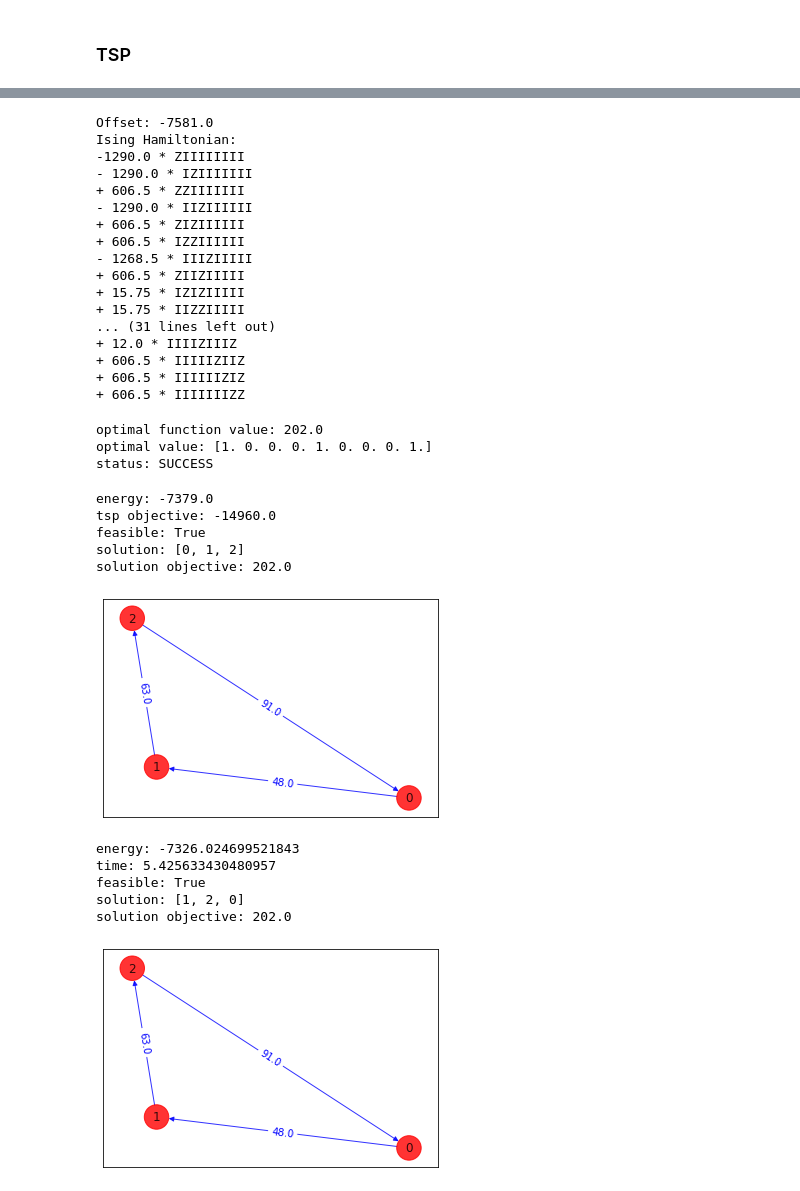
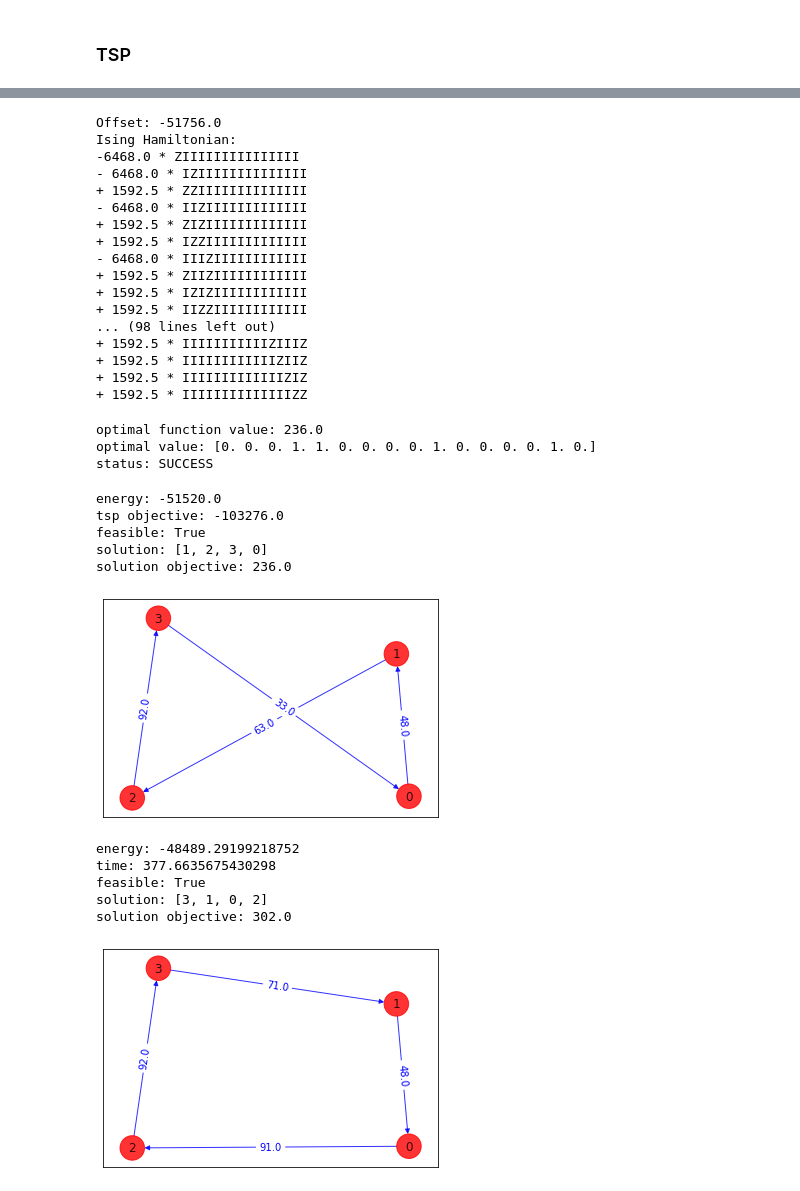
Before and after one commit to SchrodingersSangru/for_jabroyd, a Jupyter notebook: Currency-arbitrage.ipynb, the cells around one changed output, grey strips where cells are left out. Cells and saved outputs as stored; diff of their text form; code cells hidden in the pictures.

```diff
--- a/Currency-arbitrage.ipynb
+++ b/Currency-arbitrage.ipynb
@@ -20,12 +20,12 @@ from qiskit_optimization.problems import QuadraticProgram
 ## Currency can be considered as a city, and value can be considered as a distance between cities.
 ## Hence, we can maximize the traversal of currencies, to ge the maximum profit out of transactions.
 # %%
-n = 4  # Number of nodes in graph
+n = 4
 G = nx.Graph()
 G.add_nodes_from(np.arange(0, n, 1))
-elist = [(0, 1, 1.0), (0, 2, 1.0), (0, 3, 1.0), (1, 2, 1.0), (2, 3, 1.0)]
+# elist = [(0, 1, 1.0), (0, 2, 1.0), (0, 3, 1.0), (1, 2, 1.0), (2, 3, 1.0)]
 # tuple is (i,j,weight) where (i,j) is the edge
-G.add_weighted_edges_from(elist)
+# G.add_weighted_edges_from(elist)
 
 colors = ["r" for node in G.nodes()]
 pos = nx.spring_layout(G)
@@ -58,7 +47,7 @@ status: SUCCESS
 # %% [markdown]
 ### TSP
 # %%
-n = 3
+n = n
 num_qubits = n**2
 tsp = Tsp.create_random_instance(n, seed=123)
 adj_matrix = nx.to_numpy_matrix(tsp.graph)
@@ -158,29 +148,29 @@ print("Offset:", offset)
 print("Ising Hamiltonian:")
 print(str(qubitOp))
 # %% [output]
-Offset: -7581.0
+Offset: -51756.0
 Ising Hamiltonian:
--1290.0 * ZIIIIIIII
-- 1290.0 * IZIIIIIII
-+ 606.5 * ZZIIIIIII
-- 1290.0 * IIZIIIIII
-+ 606.5 * ZIZIIIIII
-+ 606.5 * IZZIIIIII
-- 1268.5 * IIIZIIIII
-+ 606.5 * ZIIZIIIII
-+ 15.75 * IZIZIIIII
-+ 15.75 * IIZZIIIII
-... (31 lines left out)
-+ 12.0 * IIIIZIIIZ
-+ 606.5 * IIIIIZIIZ
-+ 606.5 * IIIIIIZIZ
-+ 606.5 * IIIIIIIZZ
+-6468.0 * ZIIIIIIIIIIIIIII
+- 6468.0 * IZIIIIIIIIIIIIII
++ 1592.5 * ZZIIIIIIIIIIIIII
+- 6468.0 * IIZIIIIIIIIIIIII
++ 1592.5 * ZIZIIIIIIIIIIIII
++ 1592.5 * IZZIIIIIIIIIIIII
+- 6468.0 * IIIZIIIIIIIIIIII
++ 1592.5 * ZIIZIIIIIIIIIIII
++ 1592.5 * IZIZIIIIIIIIIIII
++ 1592.5 * IIZZIIIIIIIIIIII
+... (98 lines left out)
++ 1592.5 * IIIIIIIIIIIZIIIZ
++ 1592.5 * IIIIIIIIIIIIZIIZ
++ 1592.5 * IIIIIIIIIIIIIZIZ
++ 1592.5 * IIIIIIIIIIIIIIZZ
 # %%
 result = exact.solve(qubo)
 print(result)
 # %% [output]
-optimal function value: 202.0
-optimal value: [1. 0. 0. 0. 1. 0. 0. 0. 1.]
+optimal function value: 236.0
+optimal value: [0. 0. 0. 1. 1. 0. 0. 0. 0. 1. 0. 0. 0. 0. 1. 0.]
 status: SUCCESS
 # %%
 # Making the Hamiltonian in its full form and getting the lowest eigenvalue and eigenvector
@@ -196,12 +186,12 @@ print("solution:", z)
 print("solution objective:", tsp.tsp_value(z, adj_matrix))
 draw_tsp_solution(tsp.graph, z, colors, pos)
 # %% [output]
-energy: -7379.0
-tsp objective: -14960.0
+energy: -51520.0
+tsp objective: -103276.0
 feasible: True
-solution: [0, 1, 2]
-solution objective: 202.0
+solution: [1, 2, 3, 0]
+solution objective: 236.0
-[figure, old version]
+[figure, new version]
 # %%
 algorithm_globals.random_seed = 123
 seed = 10598
@@ -211,25 +201,25 @@ quantum_instancee = QuantumInstance(backend, seed_simulator=seed, seed_transpile
 # %%
 spsa = SPSA(maxiter=300)
 ry = TwoLocal(qubitOp.num_qubits, "ry", "cz", reps=5, entanglement="linear")
-vqe = VQE(ry, optimizer=spsa, quantum_instance=quantum_instance)
+vqe = VQE(ry, optimizer=spsa, quantum_instance=quantum_instancee)
 
 result = vqe.compute_minimum_eigenvalue(qubitOp)
 
 print("energy:", result.eigenvalue.real)
 print("time:", result.optimizer_time)
 x = tsp.sample_most_likely(result.eigenstate)
 print("feasible:", qubo.is_feasible(x))
 z = tsp.interpret(x)
 print("solution:", z)
 print("solution objective:", tsp.tsp_value(z, adj_matrix))
 draw_tsp_solution(tsp.graph, z, colors, pos)
 # %% [output]
-energy: -7326.024699521843
-time: 5.425633430480957
+energy: -48489.29199218752
+time: 377.6635675430298
 feasible: True
-solution: [1, 2, 0]
-solution objective: 202.0
+solution: [3, 1, 0, 2]
+solution objective: 302.0
-[figure, old version]
+[figure, new version]
 # %%
 algorithm_globals.random_seed = 123
 seed = 10598
```
Also changed, not shown: parts of 7 cells of this notebook, 4 other files.
